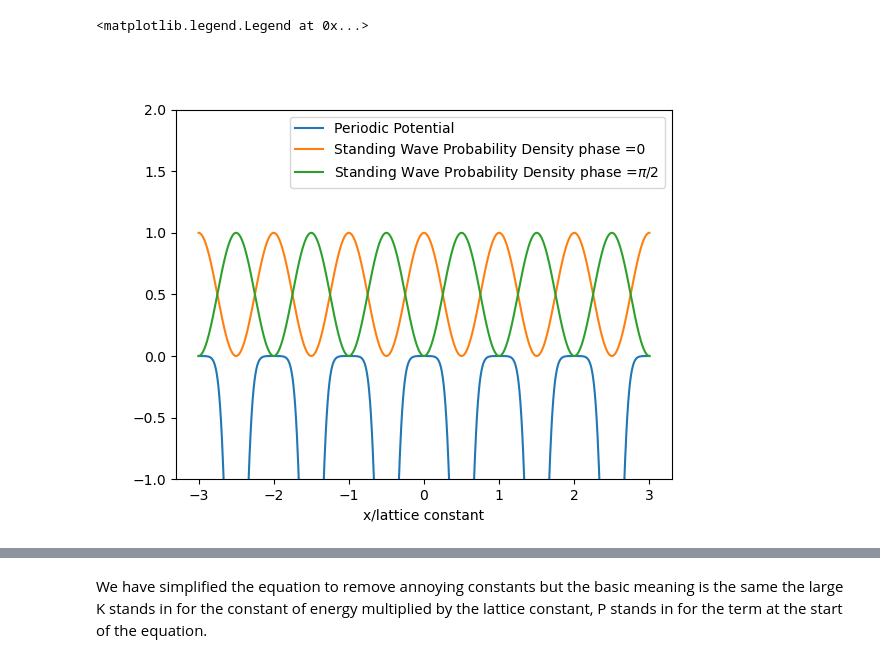
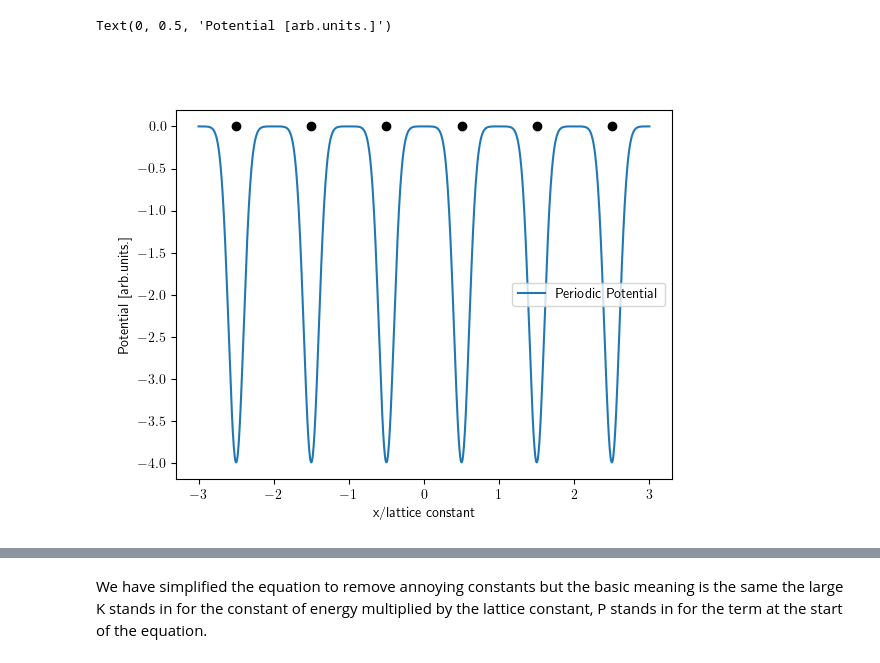
Before and after one commit to MTLphys/ManyBodyTheory, a Jupyter notebook: Class 2 1D Periodic Potential/Section1CalculatingBandstructure.ipynb, the cells around one changed output, grey strips where cells are left out. Saved outputs shown, nothing was run; the diff lists cells and outputs as text; code cells hidden in the pictures.

Commit message:
new figures etc

```diff
--- a/Class 2 1D Periodic Potential/Section1CalculatingBandstructure.ipynb
+++ b/Class 2 1D Periodic Potential/Section1CalculatingBandstructure.ipynb
@@ -5,6 +5,8 @@ from scipy import constants as c
 import matplotlib.pyplot as plt
 from scipy import signal as sig
 from matplotlib.widgets import Slider
+from scipy.optimize import fsolve
+plt.rcParams['text.usetex']=True
 # %% [markdown]
 # Context for Why we care about band structure:
 In the previous class we introduced this concept of constructing a bases which uses occuppation numbers for particular states as a representation of our systems, AKA second quantization
@@ -29,0 +75,15 @@ Next and most importantly for this discussion is the topic of band structure, or
+# %%
+
+z0= w*np.sqrt(2*m*Egap)
+N=10
+zetar = [fsolve(zetafunc,n*np.pi/2,z0) for n in range(N)]
+etar = [fsolve(etafunc,(n)*np.pi/2,z0) for n in range(N)]
+
+zeta = np.linspace(0,np.pi*N,1000)
+fig, ax = plt.subplots()
+ax.plot(zeta,np.sqrt((z0/zeta)**2-1))
+ax.scatter(zeta, np.tan(zeta))
+ax.scatter(zeta,-1/np.tan(zeta))
+ax.scatter(zetar,np.tan(zetar))
+ax.scatter(etar,-1/np.tan(etar))
+ax.set_ylim(0,20)
@@ -30,26 +128,29 @@ Next and most importantly for this discussion is the topic of band structure, or
 # %%
 def periodicgauss(x,b,sigma):
     L = np.max(x)-np.min(x)
-    N =int( np.ceil(L/l))
+    N =int( np.ceil(L/b))
     x0 = np.min(x)
     f = 0*x
+    ls =[]
     for i in range(N):
-        f += 1/(np.sqrt(2*np.pi)*sigma)*np.exp(-((x-i*l-x0-l/2)/sigma)**2/2)
-    return f
+        ls.append( -i*b-x0-b/2)
+        f += 1/(np.sqrt(2*np.pi)*sigma)*np.exp(-((x-i*b-x0-b/2)/sigma)**2/2)
+    return -f,np.asarray(ls)
 x= np.linspace(-3,3,1000)
 l= 1
 b1 = np.pi/l
 sigma= .1
-U =-periodicgauss(x,l,sigma)
+U,ls =periodicgauss(x,l,sigma)
 psip = np.cos(x*b1)
 psim = np.sin(x*b1)
 fig,ax = plt.subplots(1,1)
+
+
 ax.plot(x,U,label = "Periodic Potential")
-ax.plot(x,psip**2,label = "Standing Wave Probability Density phase =0")
-ax.plot(x,psim**2,label = "Standing Wave Probability Density phase =$\pi$/2")
-ax.set_ylim(-1,2)
+ax.legend()
+ax.scatter(ls,ls*0,color='k',label='Lattice Site')
 ax.set_xlabel('x/lattice constant')
-ax.legend()
+ax.set_ylabel('Potential [arb.units.]')
 # %% [output]
-<matplotlib.legend.Legend at 0x...>
+Text(0, 0.5, 'Potential [arb.units.]')
-[figure, old version]
+[figure, new version]
```
Also changed, not shown: parts of 9 cells of this notebook, 3 other files.
